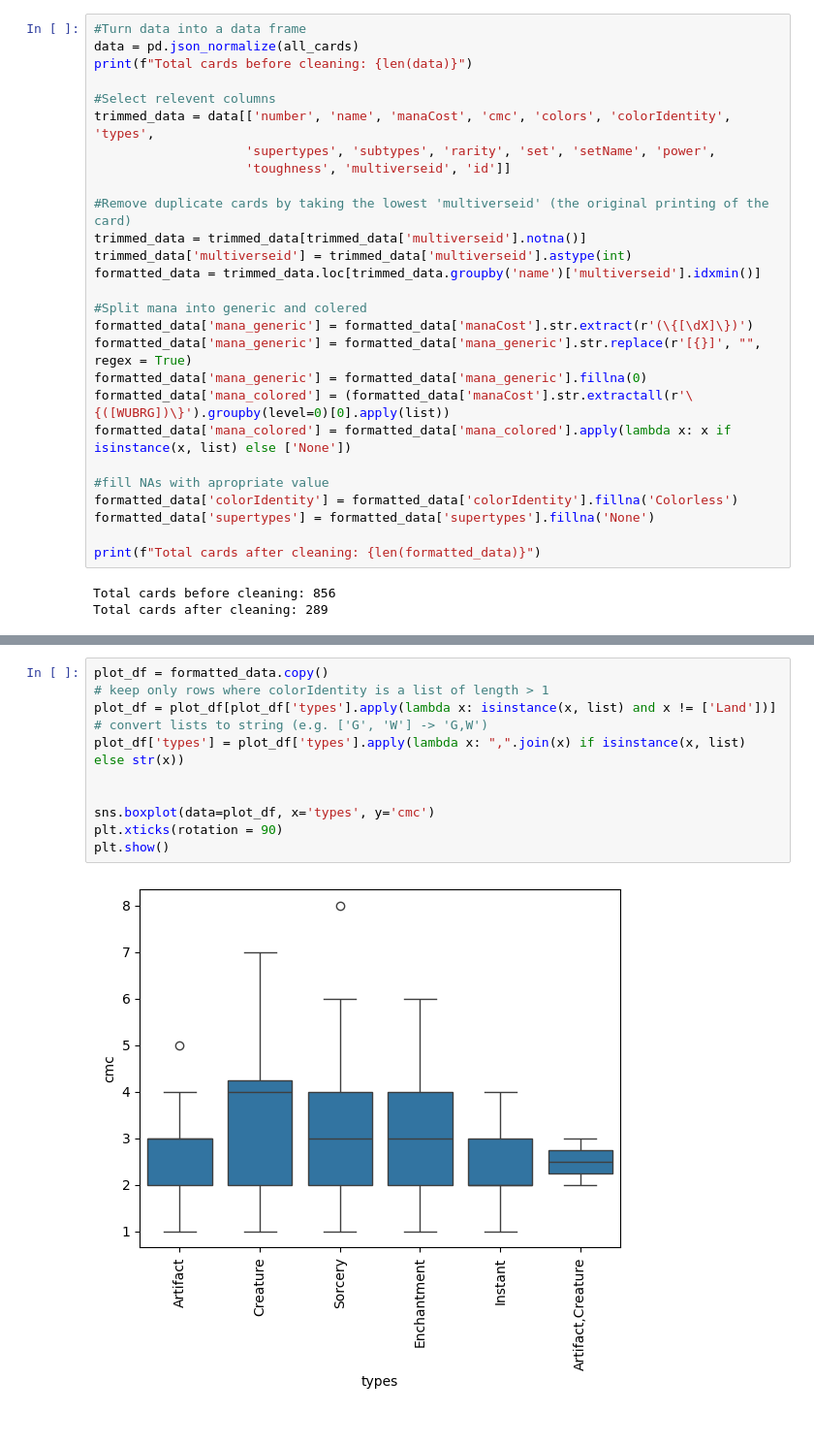
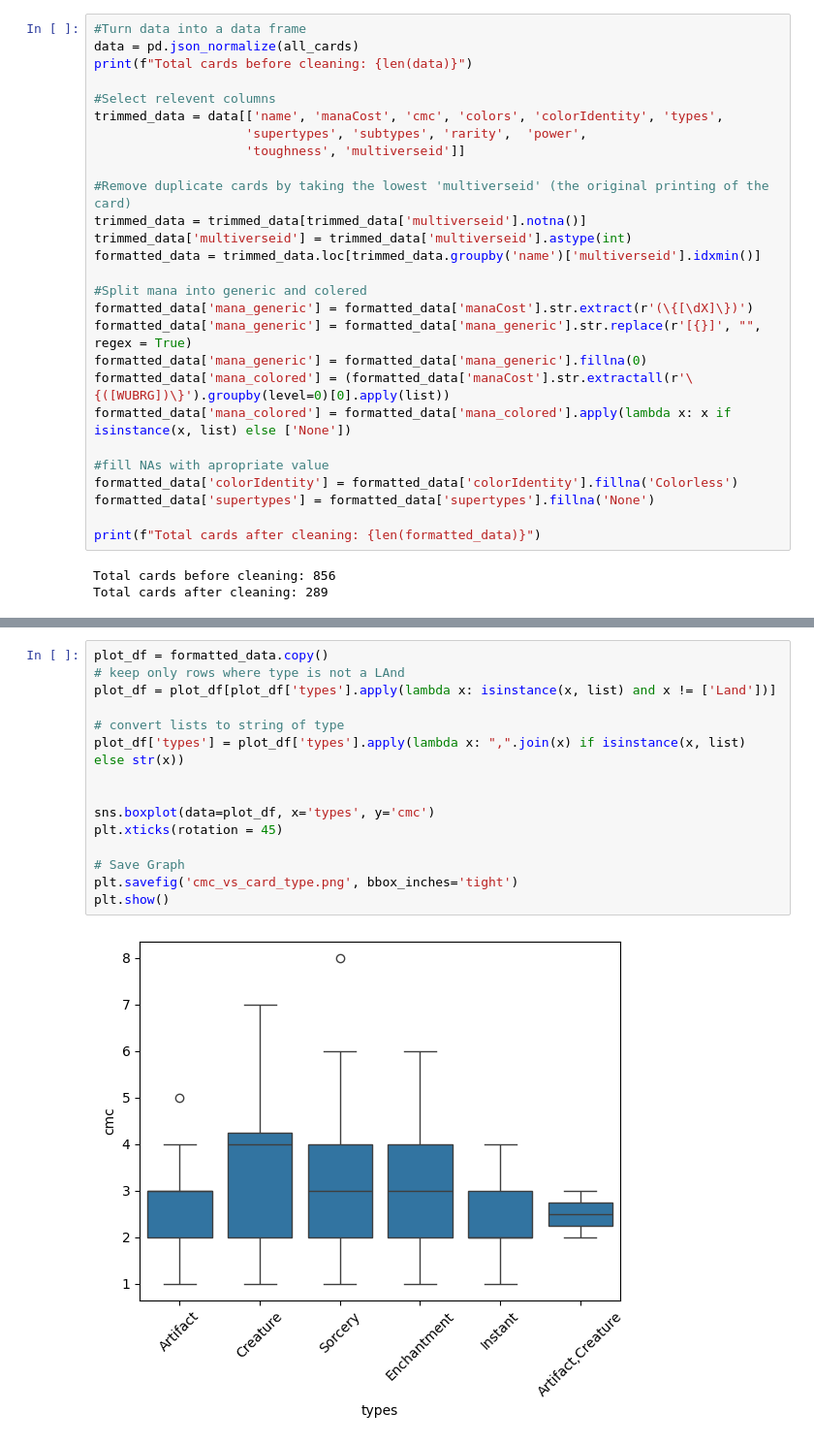
Before and after one commit to FBIagent42/magic_data_set, a Jupyter notebook: main.ipynb, the cells around one changed output, grey strips where cells are left out. Shown: that part at 97% size. Saved outputs shown, nothing was run; the diff lists cells and outputs as text.

```diff
--- a/main.ipynb
+++ b/main.ipynb
@@ -54,9 +56,9 @@ data = pd.json_normalize(all_cards)
 print(f"Total cards before cleaning: {len(data)}")
 
 #Select relevent columns
-trimmed_data = data[['number', 'name', 'manaCost', 'cmc', 'colors', 'colorIdentity', 'types',
-                    'supertypes', 'subtypes', 'rarity', 'set', 'setName', 'power',
-                    'toughness', 'multiverseid', 'id']]
+trimmed_data = data[['name', 'manaCost', 'cmc', 'colors', 'colorIdentity', 'types',
+                    'supertypes', 'subtypes', 'rarity',  'power',
+                    'toughness', 'multiverseid']]
 
 #Remove duplicate cards by taking the lowest 'multiverseid' (the original printing of the card)
 trimmed_data = trimmed_data[trimmed_data['multiverseid'].notna()]
@@ -154,14 +187,18 @@ Name: count, dtype: int64
 # %%
 plot_df = formatted_data.copy()
-# keep only rows where colorIdentity is a list of length > 1
+# keep only rows where type is not a LAnd
 plot_df = plot_df[plot_df['types'].apply(lambda x: isinstance(x, list) and x != ['Land'])]
-# convert lists to string (e.g. ['G', 'W'] -> 'G,W')
+
+# convert lists to string of type
 plot_df['types'] = plot_df['types'].apply(lambda x: ",".join(x) if isinstance(x, list) else str(x))
 
 
 sns.boxplot(data=plot_df, x='types', y='cmc')
-plt.xticks(rotation = 90)
+plt.xticks(rotation = 45)
+
+# Save Graph
+plt.savefig('cmc_vs_card_type.png', bbox_inches='tight')
 plt.show()
 # %% [output]
-[figure, old version]
+[figure, new version]
 # %%
```
Also changed, not shown: parts of 26 cells of this notebook, 8 other files.
